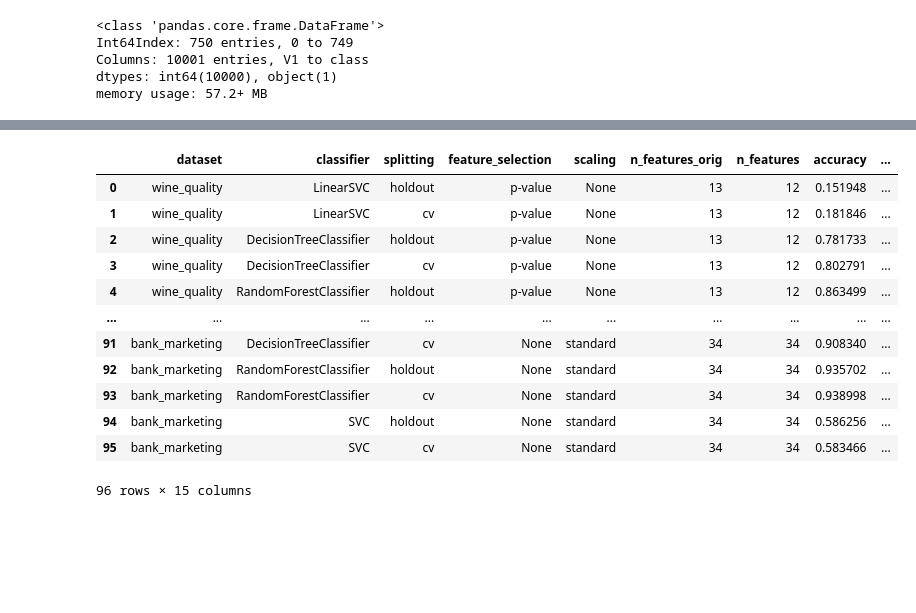
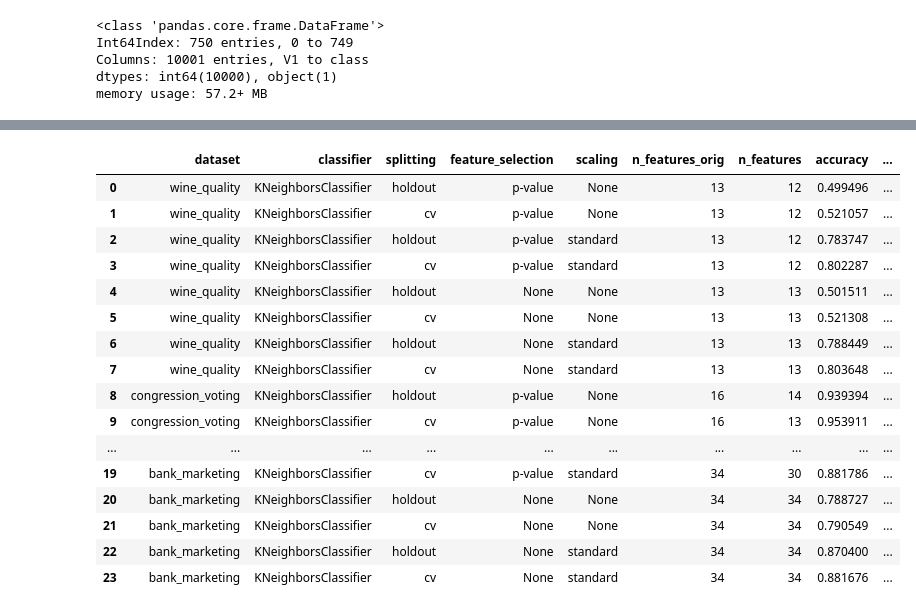
Before and after one commit to izsom/MachineLearning23ws, a Jupyter notebook: Exercise1/pipeline.ipynb, the cells around one changed output, grey strips where cells are left out. Drawn from its saved outputs; the diff is of its cells as text; code cells hidden in the pictures; blank space fills up the shorter version.

```diff
--- a/Exercise1/pipeline.ipynb
+++ b/Exercise1/pipeline.ipynb
@@ -376,7 +376,7 @@ datasets = {
 
 feature_selection_methods = ['p-value', None] # , 'variance' , 'correlation']
 scaling_methods = [None, 'standard'] #, 'robust', 'minmax']
-classifiers = [LinearSVC(), DecisionTreeClassifier(),RandomForestClassifier(), SVC(C=3, kernel='sigmoid')] #, GaussianNB()]
+classifiers = [KNeighborsClassifier() ]  #LinearSVC(), DecisionTreeClassifier(),RandomForestClassifier(), SVC(C=3, kernel='sigmoid')] #, GaussianNB()]
 splitting_methods = ['holdout', 'cv']
 
 results = []
@@ -445,22 +419,26 @@ Time taken for congression_voting, None, standard, SVC, cv: 0.03484225273132324
 # %%
 df = pd.DataFrame(results)
 results_df = pd.json_normalize(df['result'])
 results_df.insert(0, 'dataset', df['dataset'])
-results_df.to_csv('./data/results_wo_reviews.csv', index=False)
+#results_df.to_csv('./data/results_wo_reviews.csv', index=False)
 results_df
 # %% [output]
 |  | dataset | classifier | splitting | feature_selection | scaling | n_features_orig | n_features | accuracy | ... |
-| 0 | wine_quality | LinearSVC | holdout | p-value | None | 13 | 12 | 0.151948 | ... |
-| 1 | wine_quality | LinearSVC | cv | p-value | None | 13 | 12 | 0.181846 | ... |
-| 2 | wine_quality | DecisionTreeClassifier | holdout | p-value | None | 13 | 12 | 0.781733 | ... |
-| 3 | wine_quality | DecisionTreeClassifier | cv | p-value | None | 13 | 12 | 0.802791 | ... |
-| 4 | wine_quality | RandomForestClassifier | holdout | p-value | None | 13 | 12 | 0.863499 | ... |
+| 0 | wine_quality | KNeighborsClassifier | holdout | p-value | None | 13 | 12 | 0.499496 | ... |
+| 1 | wine_quality | KNeighborsClassifier | cv | p-value | None | 13 | 12 | 0.521057 | ... |
+| 2 | wine_quality | KNeighborsClassifier | holdout | p-value | standard | 13 | 12 | 0.783747 | ... |
+| 3 | wine_quality | KNeighborsClassifier | cv | p-value | standard | 13 | 12 | 0.802287 | ... |
+| 4 | wine_quality | KNeighborsClassifier | holdout | None | None | 13 | 13 | 0.501511 | ... |
+| 5 | wine_quality | KNeighborsClassifier | cv | None | None | 13 | 13 | 0.521308 | ... |
+| 6 | wine_quality | KNeighborsClassifier | holdout | None | standard | 13 | 13 | 0.788449 | ... |
+| 7 | wine_quality | KNeighborsClassifier | cv | None | standard | 13 | 13 | 0.803648 | ... |
+| 8 | congression_voting | KNeighborsClassifier | holdout | p-value | None | 16 | 14 | 0.939394 | ... |
+| 9 | congression_voting | KNeighborsClassifier | cv | p-value | None | 16 | 13 | 0.953911 | ... |
 | ... | ... | ... | ... | ... | ... | ... | ... | ... | ... |
-| 91 | bank_marketing | DecisionTreeClassifier | cv | None | standard | 34 | 34 | 0.908340 | ... |
-| 92 | bank_marketing | RandomForestClassifier | holdout | None | standard | 34 | 34 | 0.935702 | ... |
-| 93 | bank_marketing | RandomForestClassifier | cv | None | standard | 34 | 34 | 0.938998 | ... |
-| 94 | bank_marketing | SVC | holdout | None | standard | 34 | 34 | 0.586256 | ... |
-| 95 | bank_marketing | SVC | cv | None | standard | 34 | 34 | 0.583466 | ... |
+| 19 | bank_marketing | KNeighborsClassifier | cv | p-value | standard | 34 | 30 | 0.881786 | ... |
+| 20 | bank_marketing | KNeighborsClassifier | holdout | None | None | 34 | 34 | 0.788727 | ... |
+| 21 | bank_marketing | KNeighborsClassifier | cv | None | None | 34 | 34 | 0.790549 | ... |
+| 22 | bank_marketing | KNeighborsClassifier | holdout | None | standard | 34 | 34 | 0.870400 | ... |
+| 23 | bank_marketing | KNeighborsClassifier | cv | None | standard | 34 | 34 | 0.881676 | ... |
-96 rows × 15 columns
 # %%
 # in case the pipeline is not run separately
```
Also changed, not shown: parts of 8 cells of this notebook, 3 other files.
